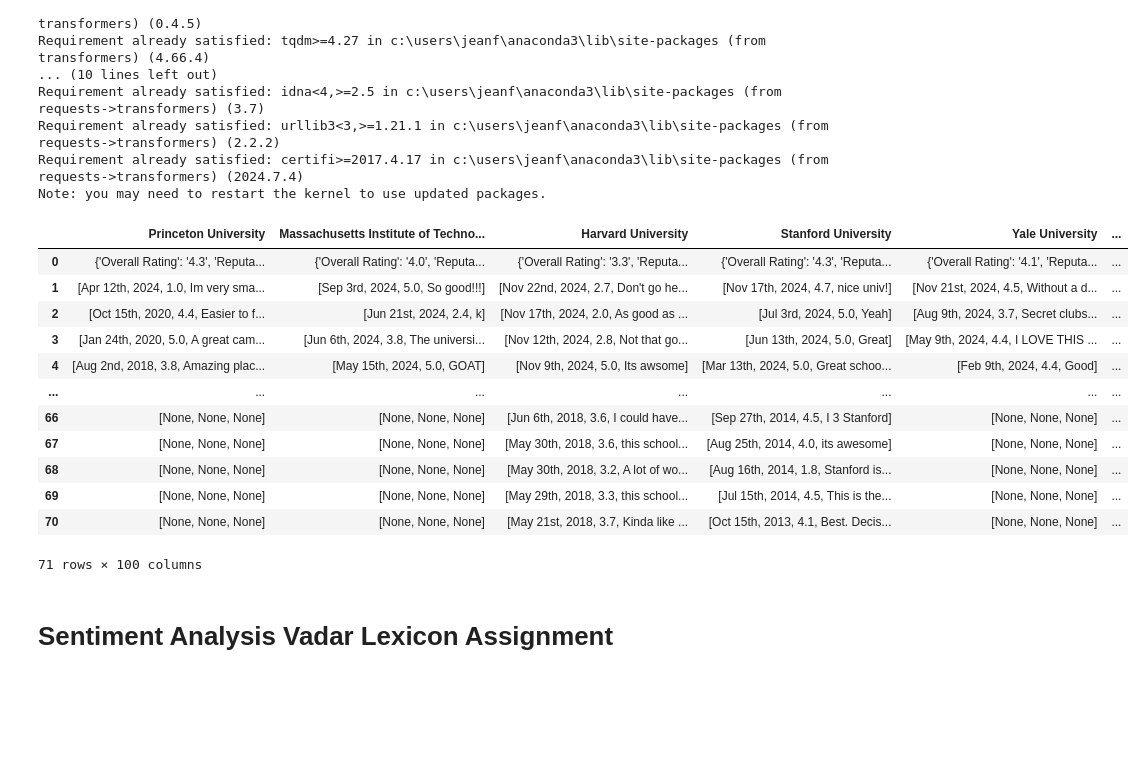
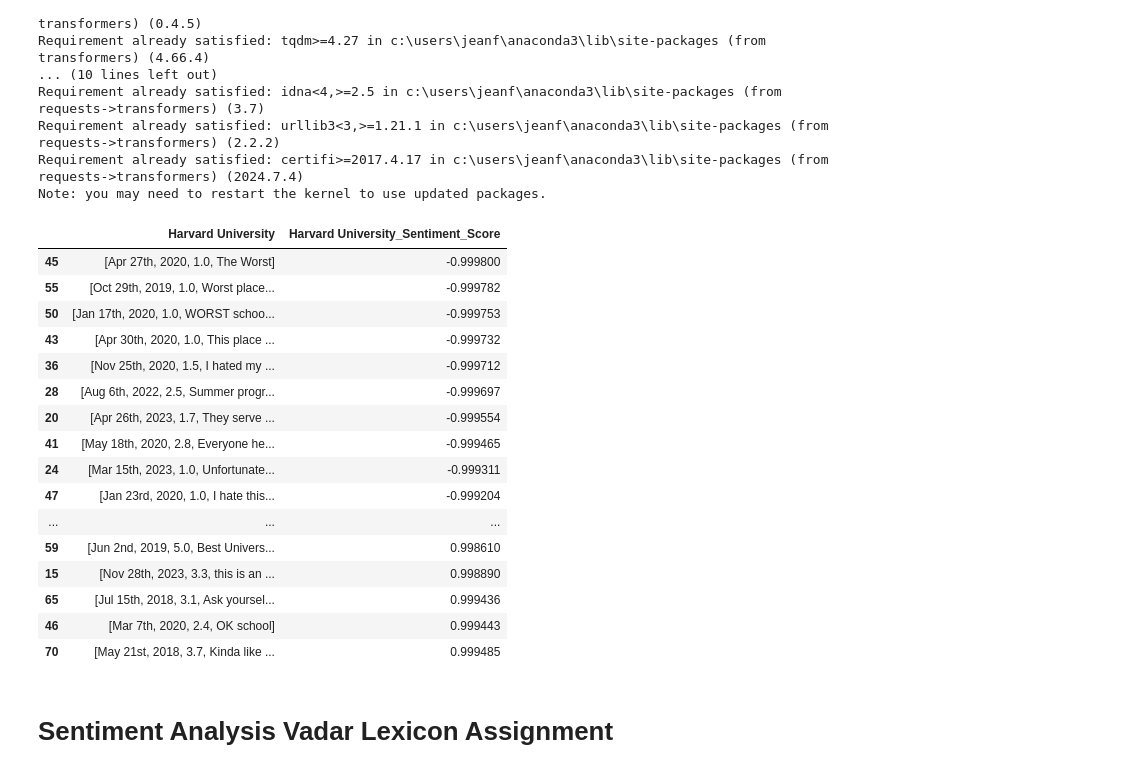
Before and after one commit to Jeanff02/CME538_Byte_Me_Big_Project, a Jupyter notebook: RatemyProfessorScrape.ipynb, the cells around one changed output. Cells and saved outputs as stored; diff of their text form; code cells hidden in the pictures; blank space fills up the shorter version.

```diff
--- a/RatemyProfessorScrape.ipynb
+++ b/RatemyProfessorScrape.ipynb
@@ -493,21 +493,25 @@ for university in parsed_reviews.columns:
     # Insert the new column into the combined_df with a suffix "_Sentiment_Score"
     combined_df[university + "_Sentiment_Score"] = [None] + sentiment_scores.tolist()
 # %%
-combined_df
+combined_df[['Harvard University', 'Harvard University_Sentiment_Score']].sort_values(by='Harvard University_Sentiment_Score').head(50)
 # %% [output]
-|  | Princeton University | Massachusetts Institute of Techno... | Harvard University | Stanford University | Yale University | ... |
-| 0 | {'Overall Rating': '4.3', 'Reputa... | {'Overall Rating': '4.0', 'Reputa... | {'Overall Rating': '3.3', 'Reputa... | {'Overall Rating': '4.3', 'Reputa... | {'Overall Rating': '4.1', 'Reputa... | ... |
-| 1 | [Apr 12th, 2024, 1.0, Im very sma... | [Sep 3rd, 2024, 5.0, So good!!!] | [Nov 22nd, 2024, 2.7, Don't go he... | [Nov 17th, 2024, 4.7, nice univ!] | [Nov 21st, 2024, 4.5, Without a d... | ... |
-| 2 | [Oct 15th, 2020, 4.4, Easier to f... | [Jun 21st, 2024, 2.4, k] | [Nov 17th, 2024, 2.0, As good as ... | [Jul 3rd, 2024, 5.0, Yeah] | [Aug 9th, 2024, 3.7, Secret clubs... | ... |
-| 3 | [Jan 24th, 2020, 5.0, A great cam... | [Jun 6th, 2024, 3.8, The universi... | [Nov 12th, 2024, 2.8, Not that go... | [Jun 13th, 2024, 5.0, Great] | [May 9th, 2024, 4.4, I LOVE THIS ... | ... |
-| 4 | [Aug 2nd, 2018, 3.8, Amazing plac... | [May 15th, 2024, 5.0, GOAT] | [Nov 9th, 2024, 5.0, Its awsome] | [Mar 13th, 2024, 5.0, Great schoo... | [Feb 9th, 2024, 4.4, Good] | ... |
-| ... | ... | ... | ... | ... | ... | ... |
-| 66 | [None, None, None] | [None, None, None] | [Jun 6th, 2018, 3.6, I could have... | [Sep 27th, 2014, 4.5, I 3 Stanford] | [None, None, None] | ... |
-| 67 | [None, None, None] | [None, None, None] | [May 30th, 2018, 3.6, this school... | [Aug 25th, 2014, 4.0, its awesome] | [None, None, None] | ... |
-| 68 | [None, None, None] | [None, None, None] | [May 30th, 2018, 3.2, A lot of wo... | [Aug 16th, 2014, 1.8, Stanford is... | [None, None, None] | ... |
-| 69 | [None, None, None] | [None, None, None] | [May 29th, 2018, 3.3, this school... | [Jul 15th, 2014, 4.5, This is the... | [None, None, None] | ... |
-| 70 | [None, None, None] | [None, None, None] | [May 21st, 2018, 3.7, Kinda like ... | [Oct 15th, 2013, 4.1, Best. Decis... | [None, None, None] | ... |
+|  | Harvard University | Harvard University_Sentiment_Score |
+| 45 | [Apr 27th, 2020, 1.0, The Worst] | -0.999800 |
+| 55 | [Oct 29th, 2019, 1.0, Worst place... | -0.999782 |
+| 50 | [Jan 17th, 2020, 1.0, WORST schoo... | -0.999753 |
+| 43 | [Apr 30th, 2020, 1.0, This place ... | -0.999732 |
+| 36 | [Nov 25th, 2020, 1.5, I hated my ... | -0.999712 |
+| 28 | [Aug 6th, 2022, 2.5, Summer progr... | -0.999697 |
+| 20 | [Apr 26th, 2023, 1.7, They serve ... | -0.999554 |
+| 41 | [May 18th, 2020, 2.8, Everyone he... | -0.999465 |
+| 24 | [Mar 15th, 2023, 1.0, Unfortunate... | -0.999311 |
+| 47 | [Jan 23rd, 2020, 1.0, I hate this... | -0.999204 |
+| ... | ... | ... |
+| 59 | [Jun 2nd, 2019, 5.0, Best Univers... | 0.998610 |
+| 15 | [Nov 28th, 2023, 3.3, this is an ... | 0.998890 |
+| 65 | [Jul 15th, 2018, 3.1, Ask yoursel... | 0.999436 |
+| 46 | [Mar 7th, 2020, 2.4, OK school] | 0.999443 |
+| 70 | [May 21st, 2018, 3.7, Kinda like ... | 0.999485 |
-71 rows × 100 columns
 # %% [markdown]
 # Sentiment Analysis Vadar Lexicon Assignment
 # %%
```
Also changed, not shown: parts of 5 cells of this notebook, 1 other file.
